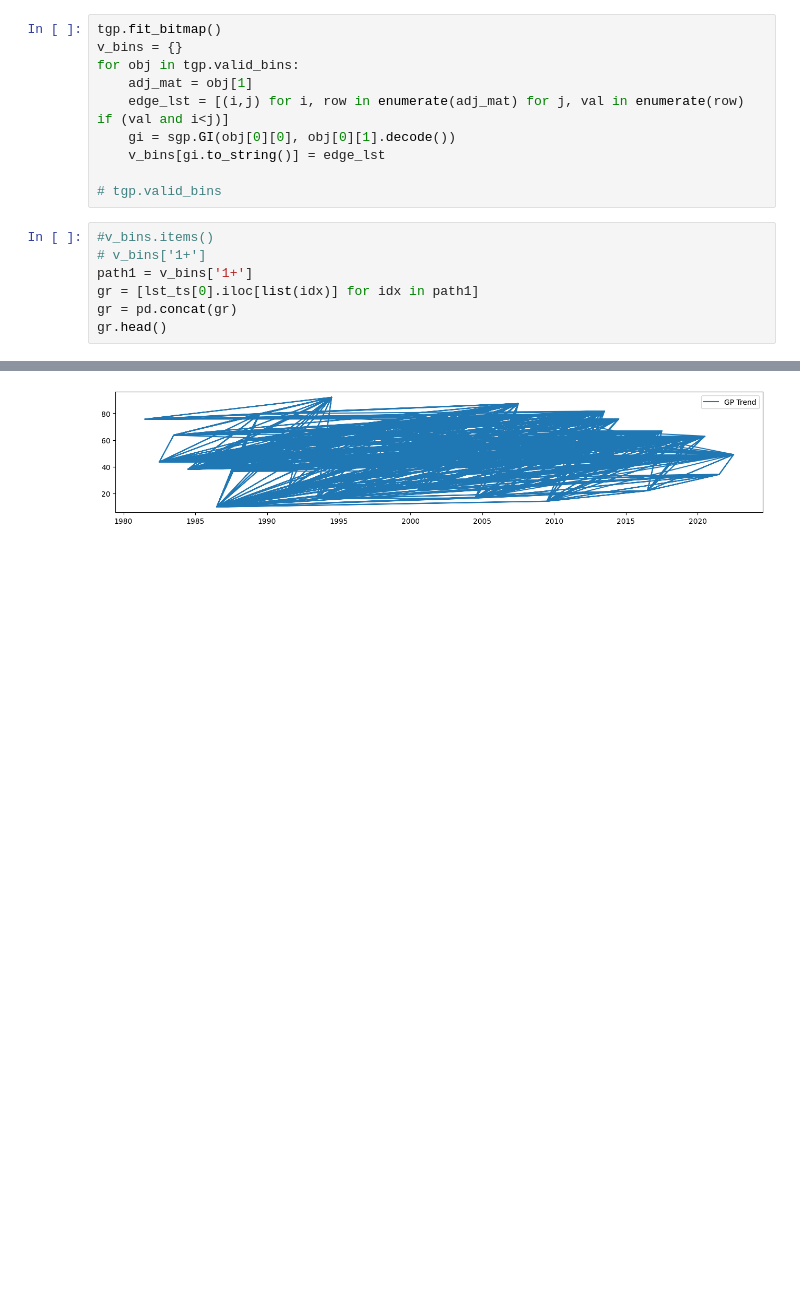
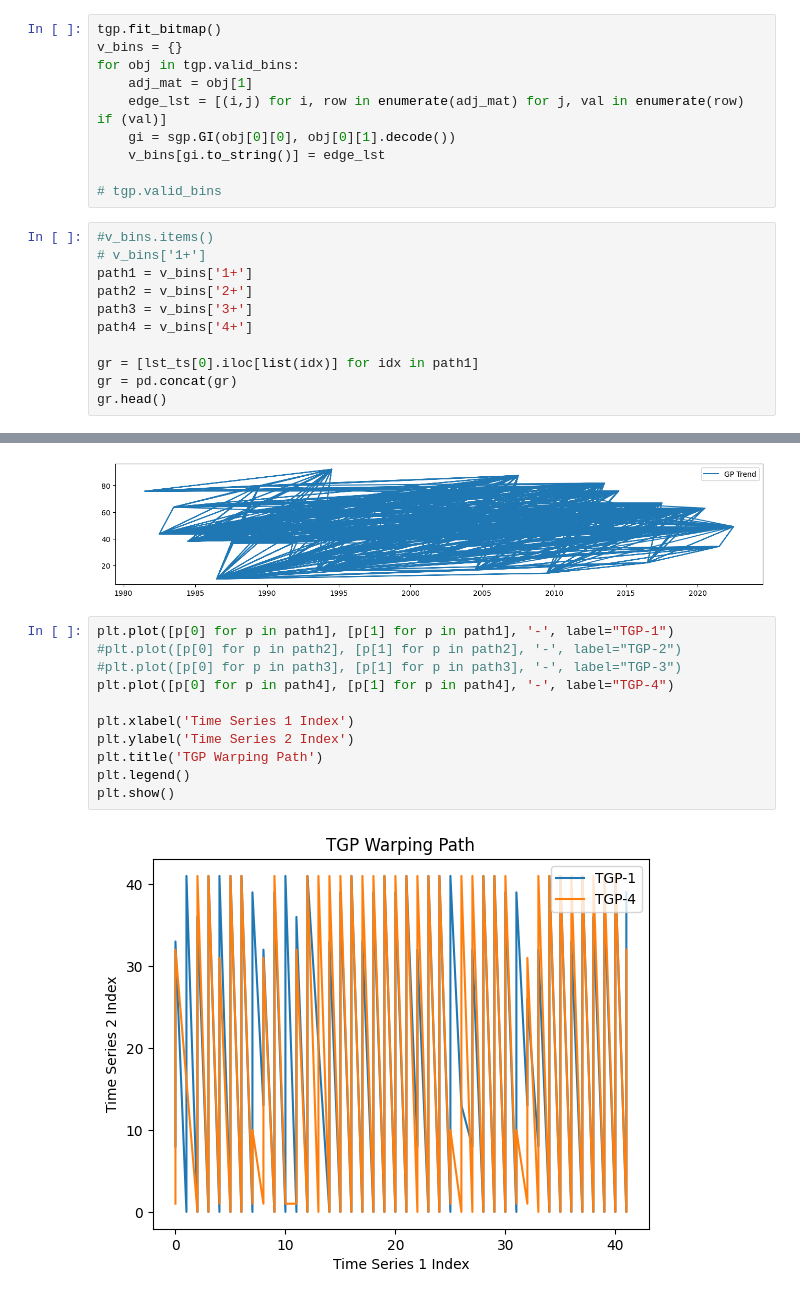
Before and after one commit to owuordickson/t-graank, a Jupyter notebook: analysis/timeseries_analysis.ipynb, the cells around one changed output, grey strips where cells are left out. Saved outputs shown, nothing was run; the diff lists cells and outputs as text; blank space fills up the shorter version.

```diff
--- a/analysis/timeseries_analysis.ipynb
+++ b/analysis/timeseries_analysis.ipynb
@@ -159,7 +145,7 @@ tgp.fit_bitmap()
 v_bins = {}
 for obj in tgp.valid_bins:
     adj_mat = obj[1]
-    edge_lst = [(i,j) for i, row in enumerate(adj_mat) for j, val in enumerate(row) if (val and i<j)]
+    edge_lst = [(i,j) for i, row in enumerate(adj_mat) for j, val in enumerate(row) if (val)]
     gi = sgp.GI(obj[0][0], obj[0][1].decode())
     v_bins[gi.to_string()] = edge_lst
 
@@ -168,6 +154,10 @@ for obj in tgp.valid_bins:
 #v_bins.items()
 # v_bins['1+']
 path1 = v_bins['1+']
+path2 = v_bins['2+']
+path3 = v_bins['3+']
+path4 = v_bins['4+']
+
 gr = [lst_ts[0].iloc[list(idx)] for idx in path1]
 gr = pd.concat(gr)
 gr.head()
@@ -186,3 +176,16 @@ plt.legend()
 # %% [output]
 <matplotlib.legend.Legend at 0x...>
 [figure]
+# %%
+plt.plot([p[0] for p in path1], [p[1] for p in path1], '-', label="TGP-1")
+#plt.plot([p[0] for p in path2], [p[1] for p in path2], '-', label="TGP-2")
+#plt.plot([p[0] for p in path3], [p[1] for p in path3], '-', label="TGP-3")
+plt.plot([p[0] for p in path4], [p[1] for p in path4], '-', label="TGP-4")
+
+plt.xlabel('Time Series 1 Index')
+plt.ylabel('Time Series 2 Index')
+plt.title('TGP Warping Path')
+plt.legend()
+plt.show()
+# %% [output]
+[figure, added]
```
Also changed, not shown: parts of 2 cells of this notebook.
